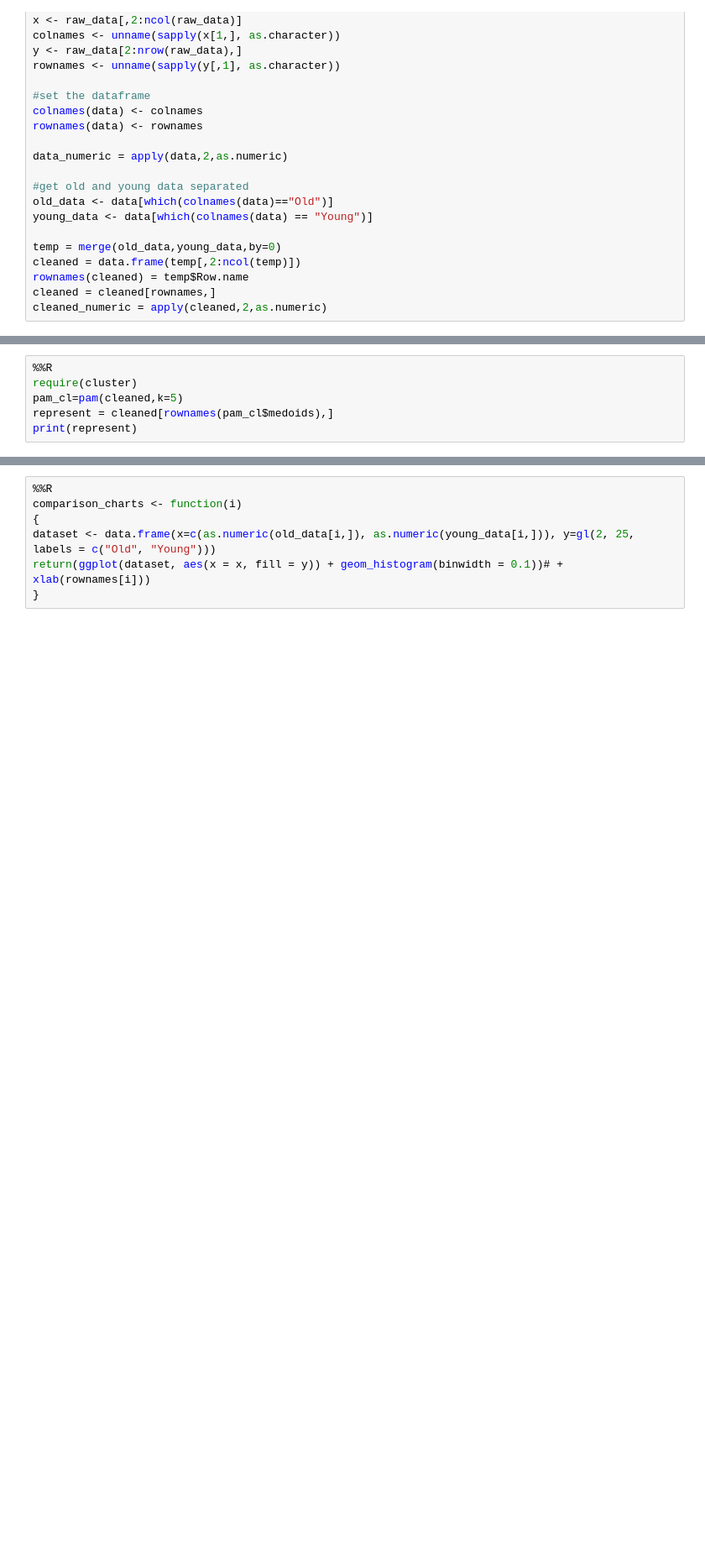
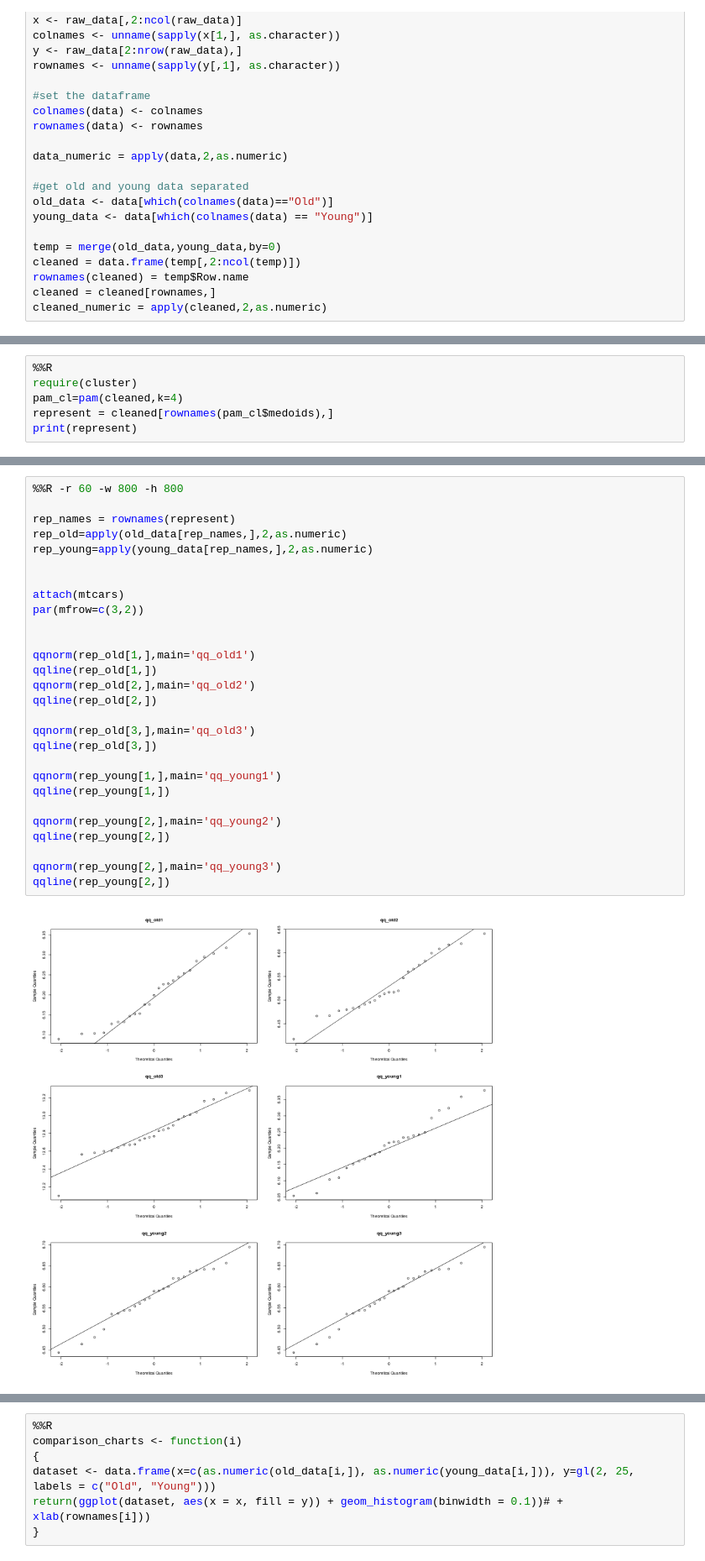
Before and after one commit to Patrickzhou/data-analysis-template, a Jupyter notebook: notebooks/NB3_data_analysis.ipynb, the cells around one changed output, grey strips where cells are left out. Shown at 84% size. Saved outputs shown, nothing was run; the diff lists cells and outputs as text; blank space fills up the shorter version.

```diff
--- a/notebooks/NB3_data_analysis.ipynb
+++ b/notebooks/NB3_data_analysis.ipynb
@@ -91,6 +101,6 @@ plot(fit)
 # %%
 %%R
 require(cluster)
-pam_cl=pam(cleaned,k=5)
+pam_cl=pam(cleaned,k=4)
 represent = cleaned[rownames(pam_cl$medoids),]
 print(represent)
@@ -96,0 +125,30 @@ print(represent)
+# %%
+%%R -r 60 -w 800 -h 800
+
+rep_names = rownames(represent)
+rep_old=apply(old_data[rep_names,],2,as.numeric)
+rep_young=apply(young_data[rep_names,],2,as.numeric)
+
+
+attach(mtcars)
+par(mfrow=c(3,2))
+
+
+qqnorm(rep_old[1,],main='qq_old1')
+qqline(rep_old[1,])
+qqnorm(rep_old[2,],main='qq_old2')
+qqline(rep_old[2,])
+
+qqnorm(rep_old[3,],main='qq_old3')
+qqline(rep_old[3,])
+
+qqnorm(rep_young[1,],main='qq_young1')
+qqline(rep_young[1,])
+
+qqnorm(rep_young[2,],main='qq_young2')
+qqline(rep_young[2,])
+
+qqnorm(rep_young[2,],main='qq_young3')
+qqline(rep_young[2,])
+# %% [output]
+[figure, added]
```
Also changed, not shown: parts of 20 cells of this notebook.
